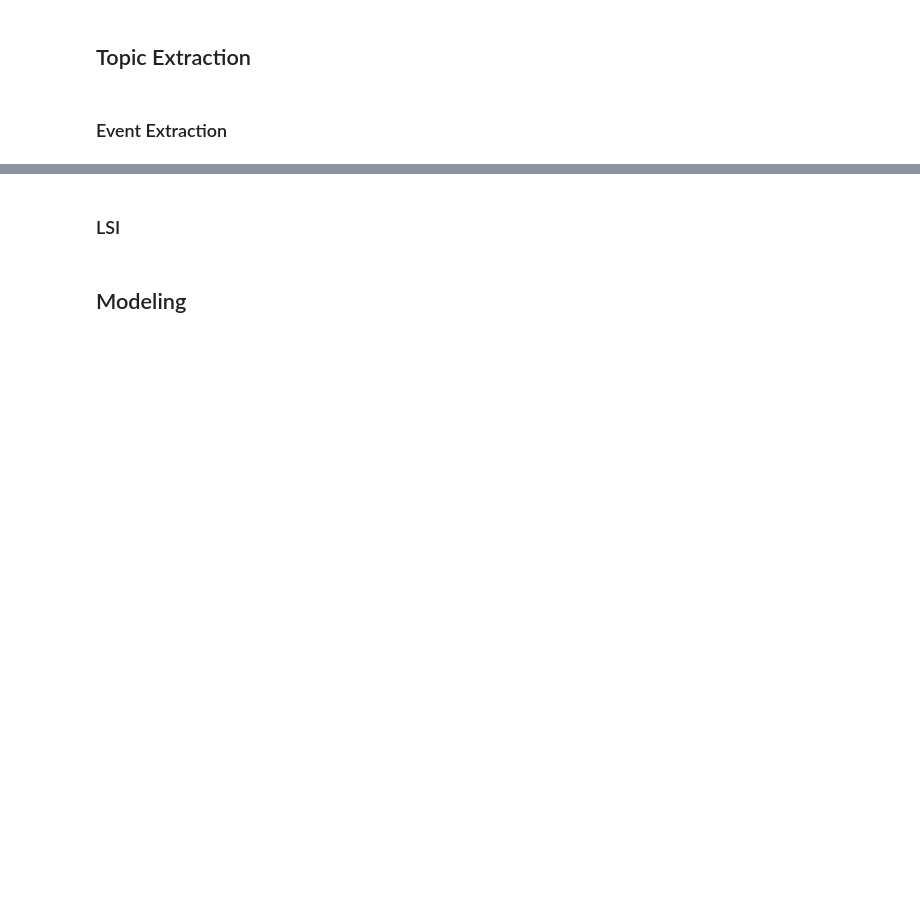
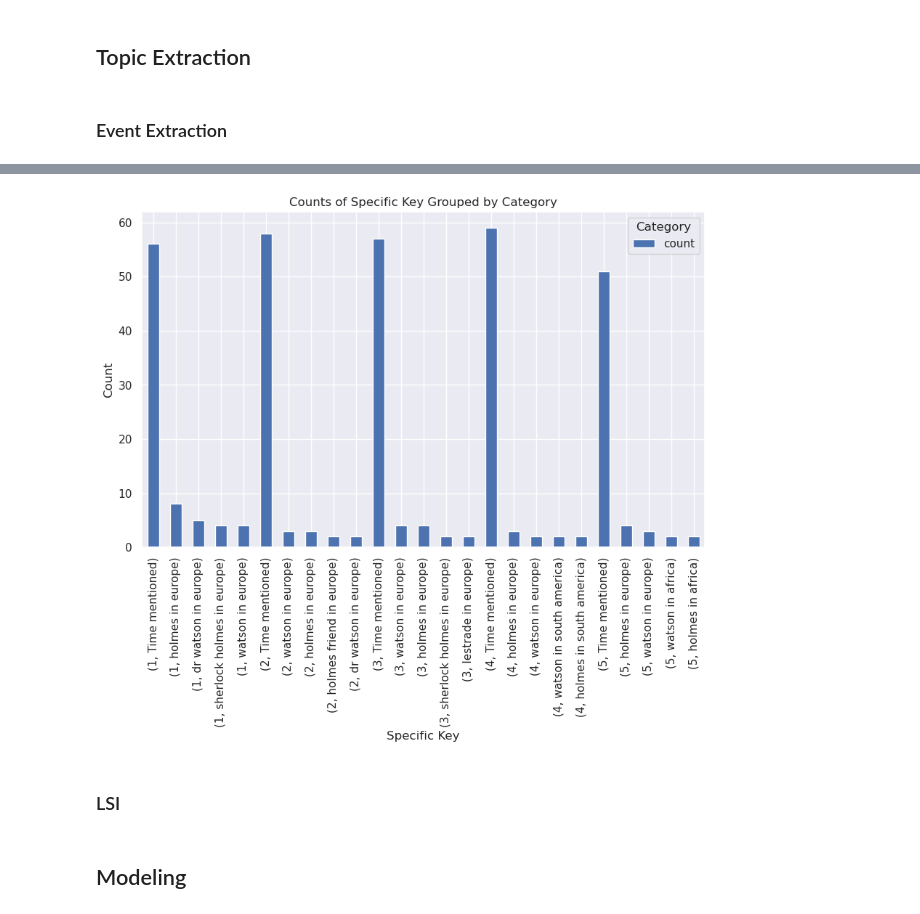
Before and after one commit to DavidSiegl/Sherlock-Holmes-Narrative-Arc, a Jupyter notebook: Code.ipynb, the cells around one changed output, grey strips where cells are left out. Saved outputs shown, nothing was run; the diff lists cells and outputs as text; code cells hidden in the pictures; blank space fills up the shorter version.

```diff
--- a/Code.ipynb
+++ b/Code.ipynb
@@ -1513,3 +1508,26 @@ vectorizer = CountVectorizer()
+# %%
+counts = {}
+
+for row in df_sherlock_segments_event['events']:
+    for item in row:
+        key_value = item['event']
+        if key_value in counts:
+            counts[key_value] += 1
+        else:
+            counts[key_value] = 1
+
+counts_df = pd.DataFrame.from_dict(counts, orient='index', columns=['Count'])
+
+grouped_counts = df_sherlock_segments_event.groupby('segment_num').apply(lambda x: x['events'].explode().apply(lambda y: y['event'] if isinstance(y, dict) else None).value_counts().head(5))
+
+grouped_counts.plot(kind='bar', figsize=(10, 6))
+plt.xlabel('Specific Key')
+plt.ylabel('Count')
+plt.title('Counts of Specific Key Grouped by Category')
+plt.legend(title='Category')
+plt.show()
+# %% [output]
+[figure, added]
 # %% [markdown]
 <h3>LSI</h3>
 # %%
```
Also changed, not shown: parts of 22 cells of this notebook.
